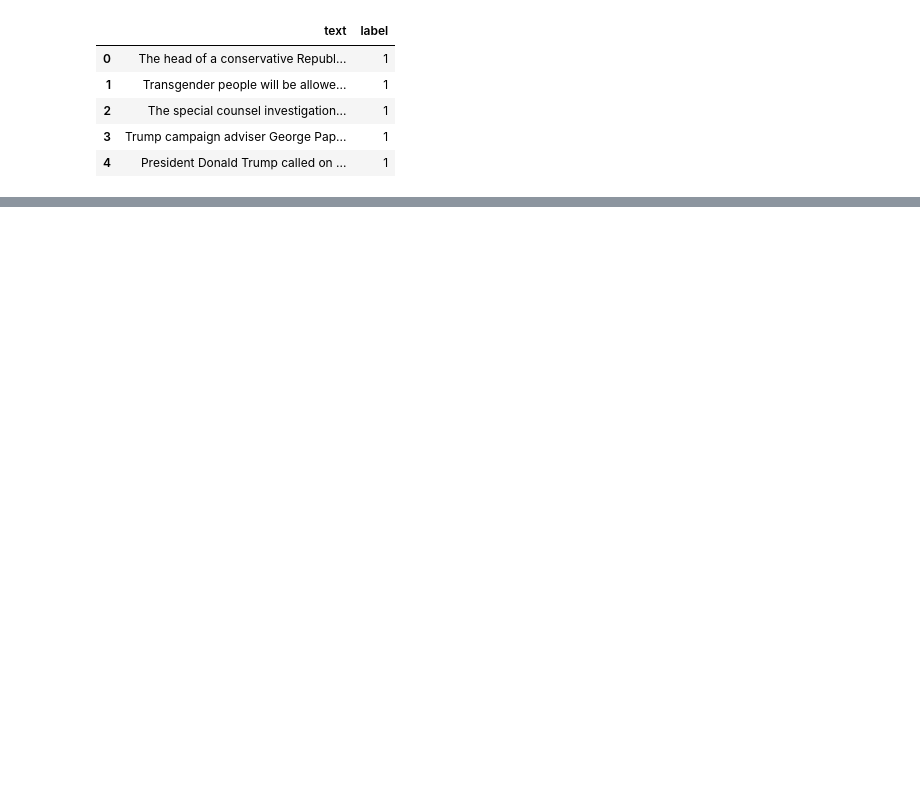
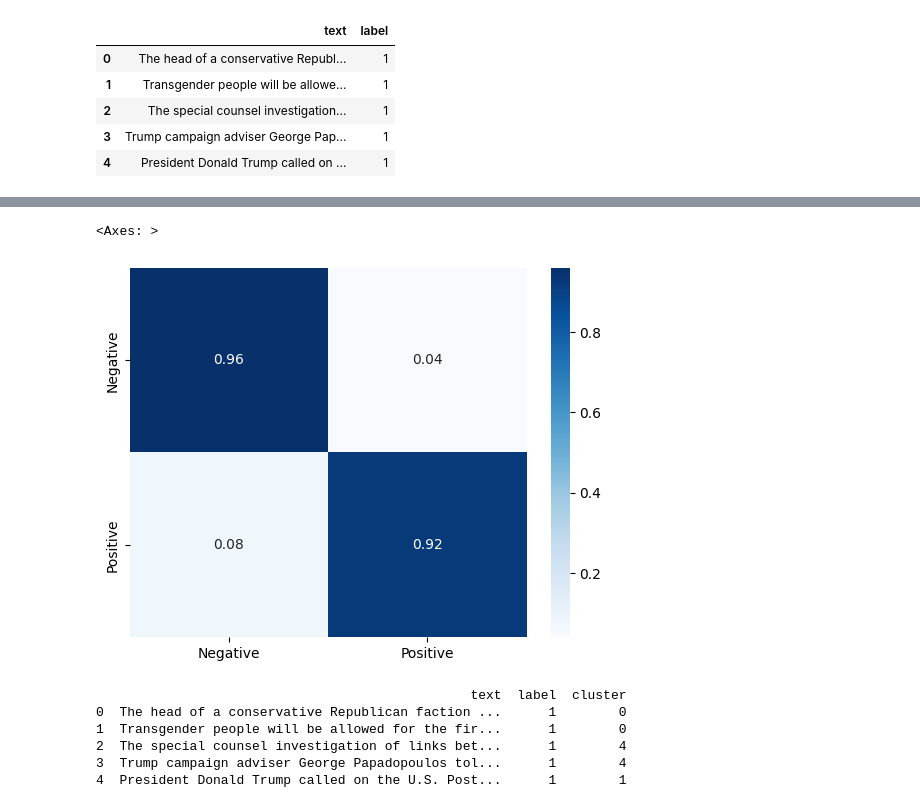
Before and after one commit to Yueming02/Datathon, a Jupyter notebook: Datathon.ipynb, the cells around one changed output, grey strips where cells are left out. Drawn from its saved outputs; the diff is of its cells as text; code cells hidden in the pictures; blank space fills up the shorter version.

```diff
--- a/Datathon.ipynb
+++ b/Datathon.ipynb
@@ -48,0 +424,14 @@ df_fake.head()
+# %%
+
+
+# Create a confusion matrix using sklearn
+conf_mat = confusion_matrix(y_testLemm, y_predLemm)
+
+# Normalize the confusion matrix
+conf_mat_norm = conf_mat.astype('float') / conf_mat.sum(axis=1)[:, np.newaxis]
+
+# Create a heatmap using seaborn
+sns.heatmap(conf_mat_norm, cmap='Blues', annot=True, fmt='.2f', xticklabels=['Negative', 'Positive'], yticklabels=['Negative', 'Positive'])
+# %% [output]
+<Axes: >
+[figure, added]
@@ -48,0 +457,9 @@ df_fake.head()
+# %%
+print(df.head())
+# %% [output]
+                                                text  label  cluster
+0  The head of a conservative Republican faction ...      1        0
+1  Transgender people will be allowed for the fir...      1        0
+2  The special counsel investigation of links bet...      1        4
+3  Trump campaign adviser George Papadopoulos tol...      1        4
+4  President Donald Trump called on the U.S. Post...      1        1
```
Also changed, not shown: parts of 41 cells of this notebook.
